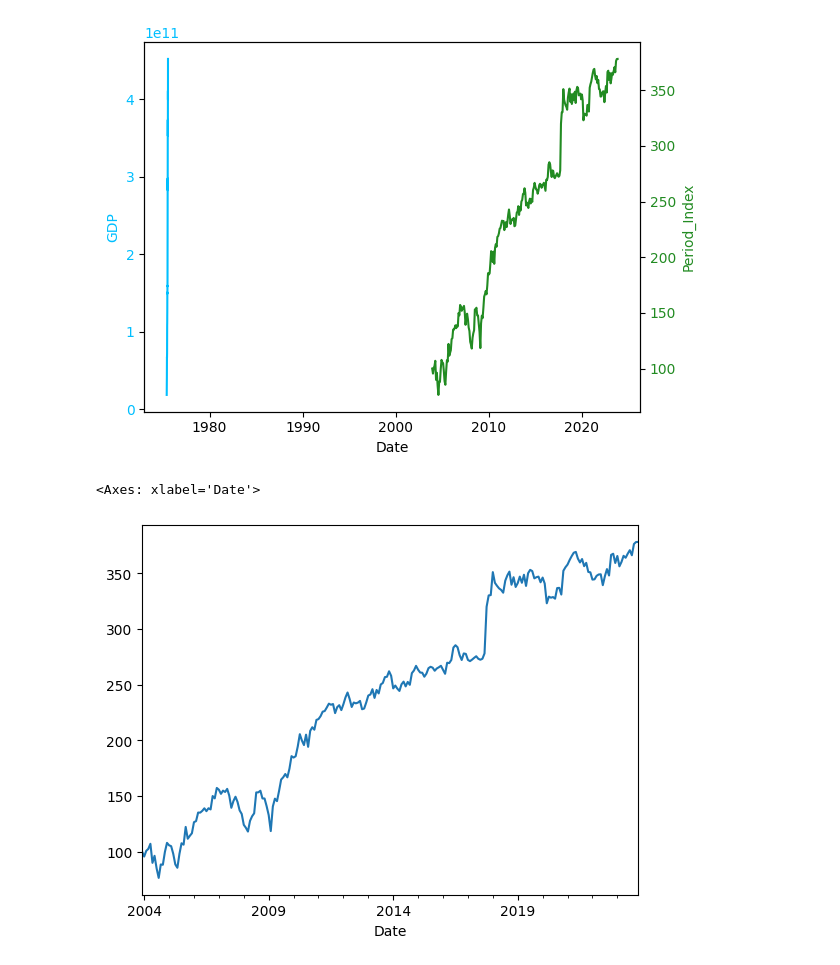
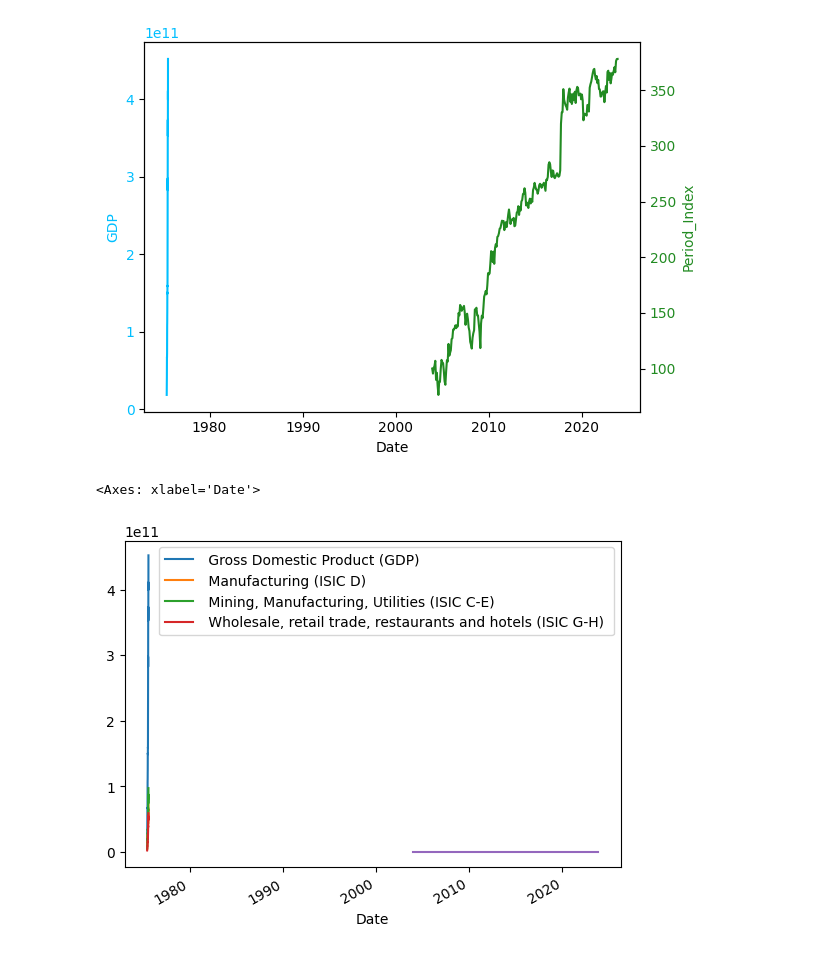
Before and after one commit to maximarbuzov/maxim, a Jupyter notebook: Untitled7.ipynb, the cells around one changed output. Saved outputs shown, nothing was run; the diff lists cells and outputs as text; code cells hidden in the pictures.

```diff
--- a/Untitled7.ipynb
+++ b/Untitled7.ipynb
@@ -669,5 +669,3 @@ Data columns (total 5 columns):
  4    Wholesale, retail trade, restaurants and hotels (ISIC G-H)   10463 non-null  float64
 dtypes: float64(4), int64(1)
 memory usage: 410.8 KB
-# %%
-df[' Year ']=pd.to_datetime(df[' Year '],unit='D')
@@ -689,0 +672,3 @@ df
+# %%
+df1=df.groupby(' Year ').mean()
+df1
@@ -879,0 +904,3 @@ prices1
+# %%
+prices1['Date'] = prices1.index
+prices1
@@ -879,0 +922,3 @@ prices1
+# %%
+prices1.set_index('Date', inplace=True)
+year_prices = prices1.resample('Y').mean()
@@ -899,9 +1045,9 @@ ax2.tick_params(axis ='y', labelcolor = 'forestgreen')
 plt.show()
 # %% [output]
 [figure]
-# %%
-#data1.groupby([' Year '])[' Gross Domestic Product (GDP) '].mean().plot()
-prices1['Period_Index'].plot()
-# %% [output]
-<Axes: xlabel='Date'>
-[figure, removed]
+# %%
+df1.plot()
+prices1['Period_Index'].plot()
+# %% [output]
+<Axes: xlabel='Date'>
+[figure, added]
```
Also changed, not shown: parts of 14 cells of this notebook.
